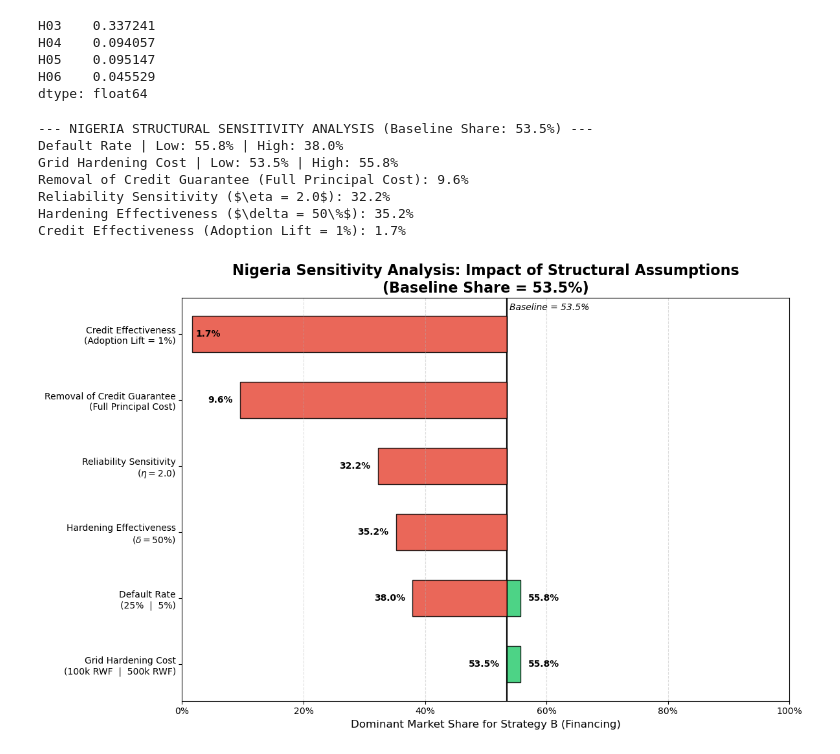
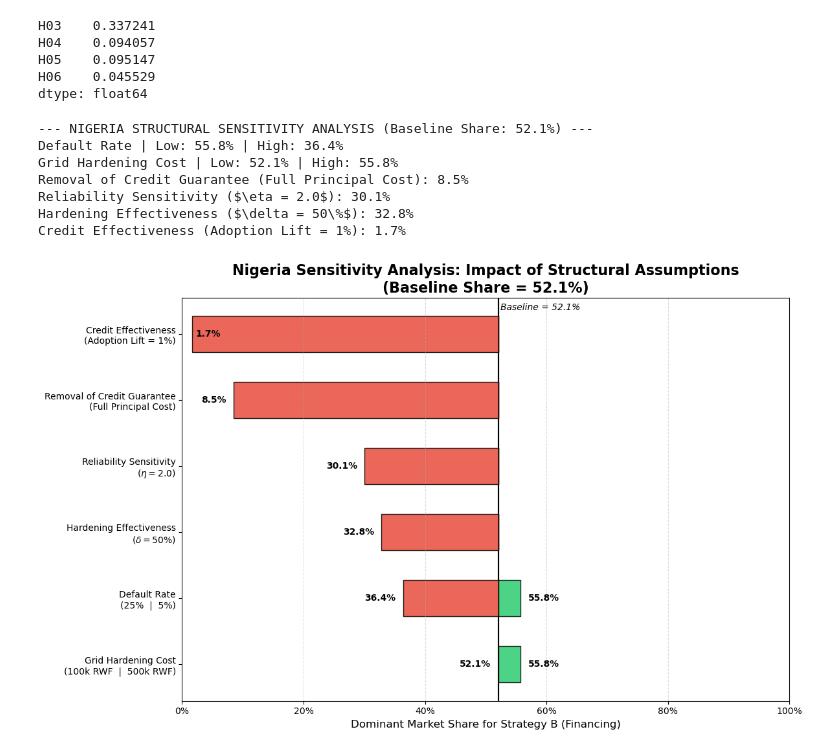
Before and after one commit to ekohgenius/phd_research_electricity_demand_traps, a Jupyter notebook: journal_paper.ipynb, the cells around one changed output. Cells and saved outputs as stored; diff of their text form; code cells hidden in the pictures.

```diff
--- a/journal_paper.ipynb
+++ b/journal_paper.ipynb
@@ -624,7 +624,7 @@ if df_h_raw is not None:
     plt.figure(figsize=(8,6))
     sns.barplot(data=plot_data, x='Region', y='Adoption', hue='Scenario',
                 palette=["#95a5a6", "#2ecc71"])
-    plt.title("Impact of Financing on Addressable Market", fontweight='bold')
+    plt.title("Rwanda: Impact of Financing on Addressable Market", fontweight='bold')
     plt.ylabel("Share of Market Addressable")
     plt.ylim(0,0.8)
     plt.gca().yaxis.set_major_formatter(mtick.PercentFormatter(1.0))
@@ -649,6 +649,9 @@ if df_h_raw is not None:
     PROB_LIFT_FROM_DATA = float(abs_lift)
 else:
     print("Section H not available; skipping ladder/multiplier plots.")
+
+FIG1C_ADOPTION = ladder['Adoption'].tolist()
+FIG1C_MULTIPLIER = float(multiplier)
 # %% [output]
 --- CREDIT LIFT CALCULATION ---
 Cash Adoption: 30.9%
@@ -3499,7 +2817,8 @@ ng_df["Hours"] = ng_df["Hours"].clip(0, 24)
 ng_df["Evening_Hrs"] = ng_df["Evening_Hrs"].clip(0, 4)
 
 # Rwanda-style usability score
-daily_score = (0.15 + (np.power(ng_df["Hours"] / 24.0, 0.8)) / (0.15 + 1))
+# daily_score = (0.15 + (np.power(ng_df["Hours"] / 24.0, 0.8)) / (0.15 + 1))
+daily_score = (0.15 + np.power(ng_df["Hours"] / 24.0, 0.8)) / (0.15 + 1)
 evening_score = (ng_df["Evening_Hrs"] / 4.0).clip(0, 1)
 m_raw = 0.7 * daily_score + 0.3 * evening_score
 
@@ -4467,7 +3784,7 @@ H05    0.095147
 H06    0.045529
 dtype: float64
 # %%
-# NG Cell: Sensitivity Analysis - True Tornado Style (Nigeria)
+# NG Cell: Sensitivity Analysis -  Tornado (Nigeria)
 # 1. Dynamic solver for Nigeria
 def calculate_stackelberg_dynamic_ng(agent_df, config, absolute_lift=0.236, eta=0.6, delta=0.2):
     df = agent_df.copy()
@@ -4639,6 +3956,18 @@ ng_tornado_df["Spread"] = (
 )
 ng_tornado_df = ng_tornado_df.sort_values("Spread", ascending=True).reset_index(drop=True)
 
+# Force Default Rate to appear second from the bottom
+default_row = ng_tornado_df[ng_tornado_df["Label"] == "Default Rate"]
+other_rows = ng_tornado_df[ng_tornado_df["Label"] != "Default Rate"]
+
+ng_tornado_df = pd.concat(
+    [
+        other_rows.iloc[:1],
+        default_row,
+        other_rows.iloc[1:]
+    ],
+    ignore_index=True
+)
 
 # 6. Plot tornado
 plt.figure(figsize=(12, 7.5))
@@ -4748,37 +4077,37 @@ for row in ng_tornado_df.itertuples():
         if row.LowShare <= row.HighShare:
 
             yticklabels.append(f"{row.Label}\n({row.LowText}  |  {row.HighText})")
         else:
             yticklabels.append(f"{row.Label}\n({row.HighText}  |  {row.LowText})")
     else:
         yticklabels.append(f"{row.Label}\n({row.HighText})")
 
 plt.yticks(np.arange(len(ng_tornado_df)), yticklabels, fontsize=10)
 plt.xlabel("Dominant Market Share for Strategy B (Financing)", fontsize=12)
 plt.title(
     f"Nigeria Sensitivity Analysis: Impact of Structural Assumptions\n(Baseline Share = {ng_base_share:.1%})",
     fontsize=16, fontweight='bold'
 )
 plt.xlim(0, 1.0)
 plt.margins(x=0.02)
 plt.gca().xaxis.set_major_formatter(mtick.PercentFormatter(1.0))
 plt.grid(axis='x', linestyle='--', alpha=0.45)
 
 plt.text(
     ng_base_share + 0.004, len(ng_tornado_df) - 0.60,
     f"Baseline = {ng_base_share:.1%}",
     va='center', ha='left', fontsize=10, style='italic', color='black'
 )
 
 plt.tight_layout()
 plt.savefig("ng_fig_robustness_tornado.png", dpi=300)
 plt.show()
 # %% [output]
---- NIGERIA STRUCTURAL SENSITIVITY ANALYSIS (Baseline Share: 53.5%) ---
-Default Rate | Low: 55.8% | High: 38.0%
-Grid Hardening Cost | Low: 53.5% | High: 55.8%
-Removal of Credit Guarantee (Full Principal Cost): 9.6%
-Reliability Sensitivity ($\eta = 2.0$): 32.2%
-Hardening Effectiveness ($\delta = 50\%$): 35.2%
+--- NIGERIA STRUCTURAL SENSITIVITY ANALYSIS (Baseline Share: 52.1%) ---
+Default Rate | Low: 55.8% | High: 36.4%
+Grid Hardening Cost | Low: 52.1% | High: 55.8%
+Removal of Credit Guarantee (Full Principal Cost): 8.5%
+Reliability Sensitivity ($\eta = 2.0$): 30.1%
+Hardening Effectiveness ($\delta = 50\%$): 32.8%
 Credit Effectiveness (Adoption Lift = 1%): 1.7%
-[figure, old version]
+[figure, new version]
```
Also changed, not shown: parts of 26 cells of this notebook, 22 other files.
